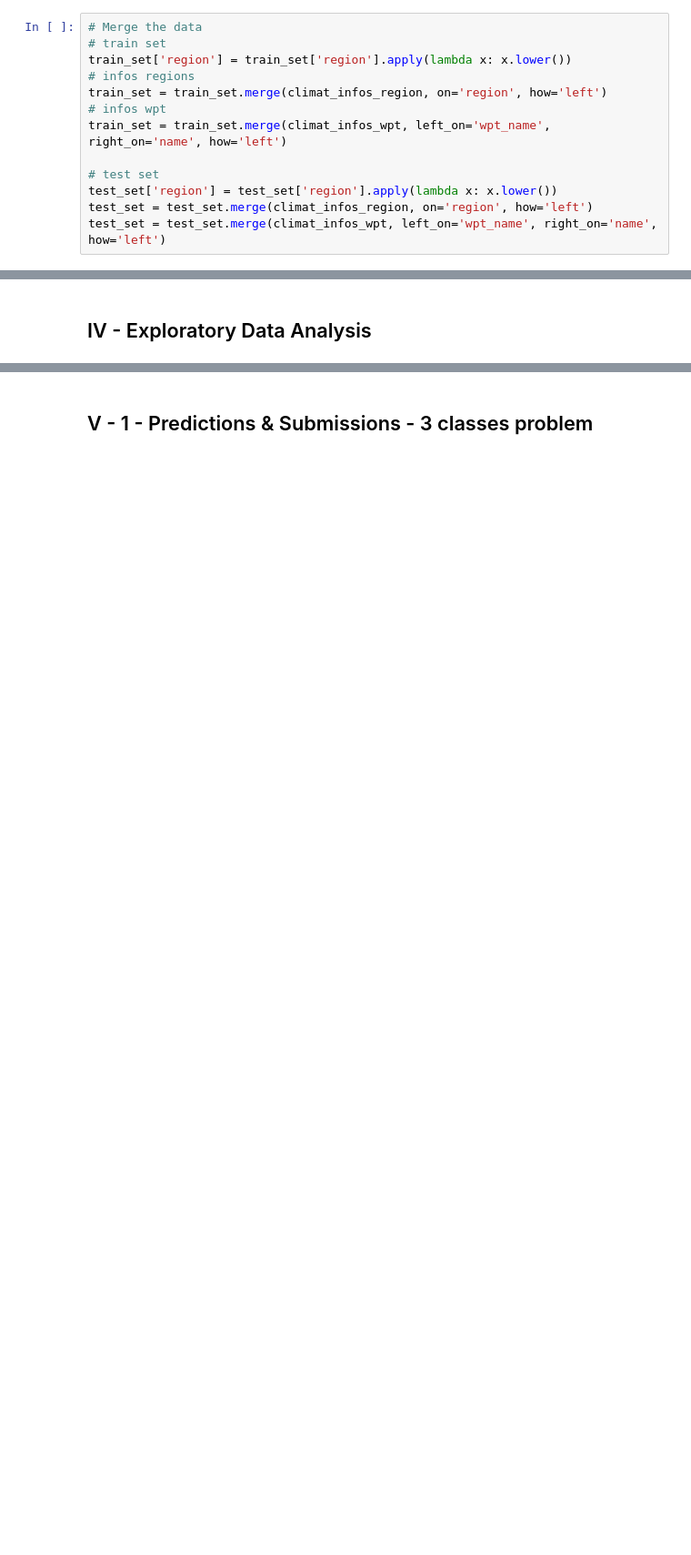
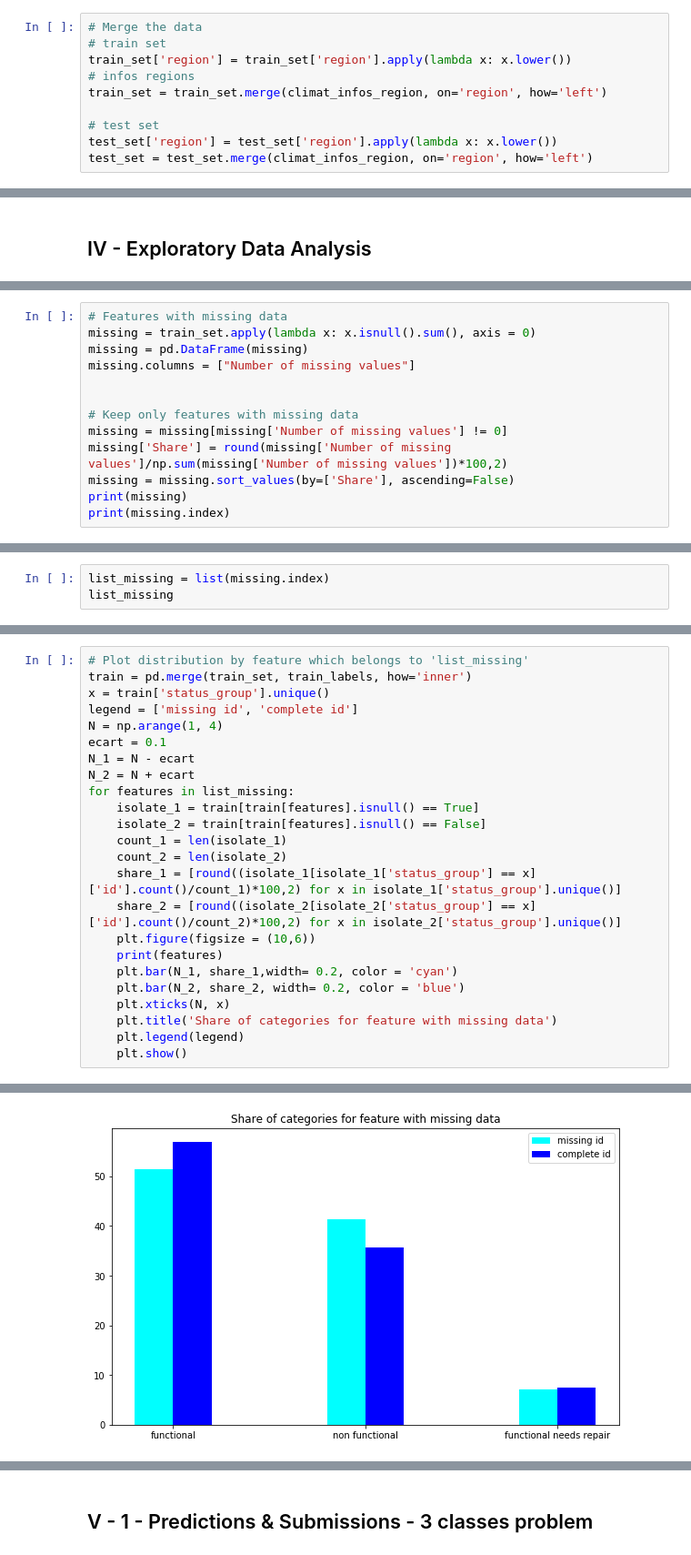
Before and after one commit to ldom1/Pump-it-Up-Data-Mining-the-Water-Table, a Jupyter notebook: Projet_ML.ipynb, the cells around one changed output, grey strips where cells are left out. Shown: that part at 91% size. Saved outputs shown, nothing was run; the diff lists cells and outputs as text; blank space fills up the shorter version.

```diff
--- a/Projet_ML.ipynb
+++ b/Projet_ML.ipynb
@@ -63,10 +72,7 @@ climat_infos_region.head()
 train_set['region'] = train_set['region'].apply(lambda x: x.lower())
 # infos regions
 train_set = train_set.merge(climat_infos_region, on='region', how='left')
-# infos wpt
-train_set = train_set.merge(climat_infos_wpt, left_on='wpt_name', right_on='name', how='left')
 
 # test set
 test_set['region'] = test_set['region'].apply(lambda x: x.lower())
 test_set = test_set.merge(climat_infos_region, on='region', how='left')
-test_set = test_set.merge(climat_infos_wpt, left_on='wpt_name', right_on='name', how='left')
@@ -88,0 +124,13 @@ train_set.shape
+# %%
+# Features with missing data
+missing = train_set.apply(lambda x: x.isnull().sum(), axis = 0)
+missing = pd.DataFrame(missing)
+missing.columns = ["Number of missing values"]
+
+
+# Keep only features with missing data
+missing = missing[missing['Number of missing values'] != 0]
+missing['Share'] = round(missing['Number of missing values']/np.sum(missing['Number of missing values'])*100,2)
+missing = missing.sort_values(by=['Share'], ascending=False)
+print(missing)
+print(missing.index)
@@ -88,0 +149,3 @@ train_set.shape
+# %%
+list_missing = list(missing.index)
+list_missing
@@ -88,0 +160,25 @@ train_set.shape
+# %%
+# Plot distribution by feature which belongs to 'list_missing'
+train = pd.merge(train_set, train_labels, how='inner')
+x = train['status_group'].unique()
+legend = ['missing id', 'complete id']
+N = np.arange(1, 4)
+ecart = 0.1
+N_1 = N - ecart
+N_2 = N + ecart
+for features in list_missing:
+    isolate_1 = train[train[features].isnull() == True]
+    isolate_2 = train[train[features].isnull() == False]
+    count_1 = len(isolate_1)
+    count_2 = len(isolate_2)
+    share_1 = [round((isolate_1[isolate_1['status_group'] == x]['id'].count()/count_1)*100,2) for x in isolate_1['status_group'].unique()]
+    share_2 = [round((isolate_2[isolate_2['status_group'] == x]['id'].count()/count_2)*100,2) for x in isolate_2['status_group'].unique()]
+    plt.figure(figsize = (10,6))
+    print(features)
+    plt.bar(N_1, share_1,width= 0.2, color = 'cyan')
+    plt.bar(N_2, share_2, width= 0.2, color = 'blue')
+    plt.xticks(N, x)
+    plt.title('Share of categories for feature with missing data')
+    plt.legend(legend)
+    plt.show()
+# %% [output]
@@ -88,0 +186 @@ train_set.shape
+[figure, added]
```
Also changed, not shown: parts of 58 cells of this notebook, 5 other files.
